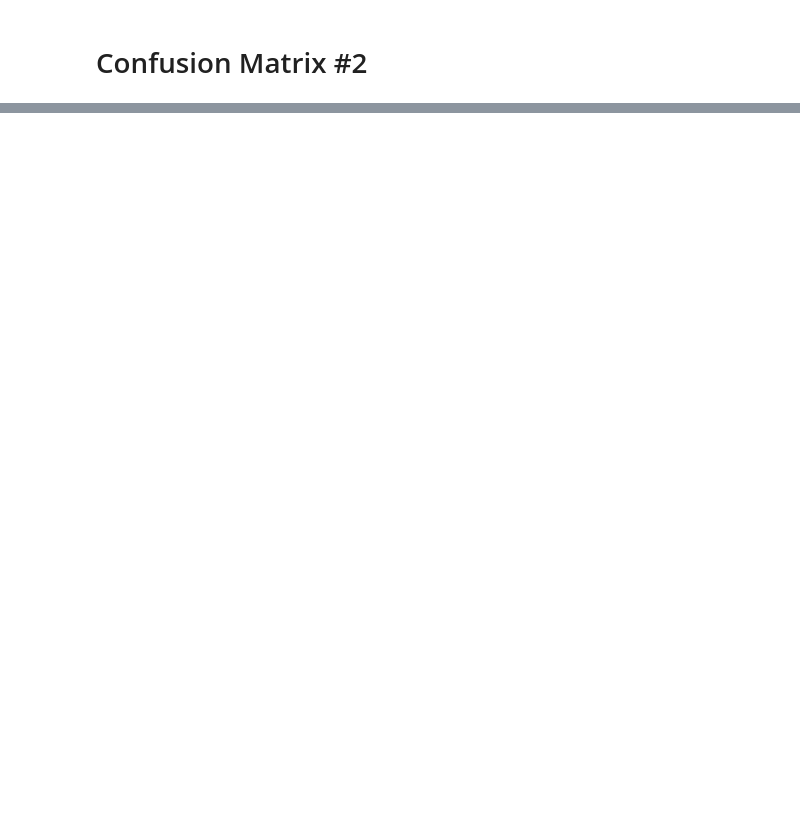
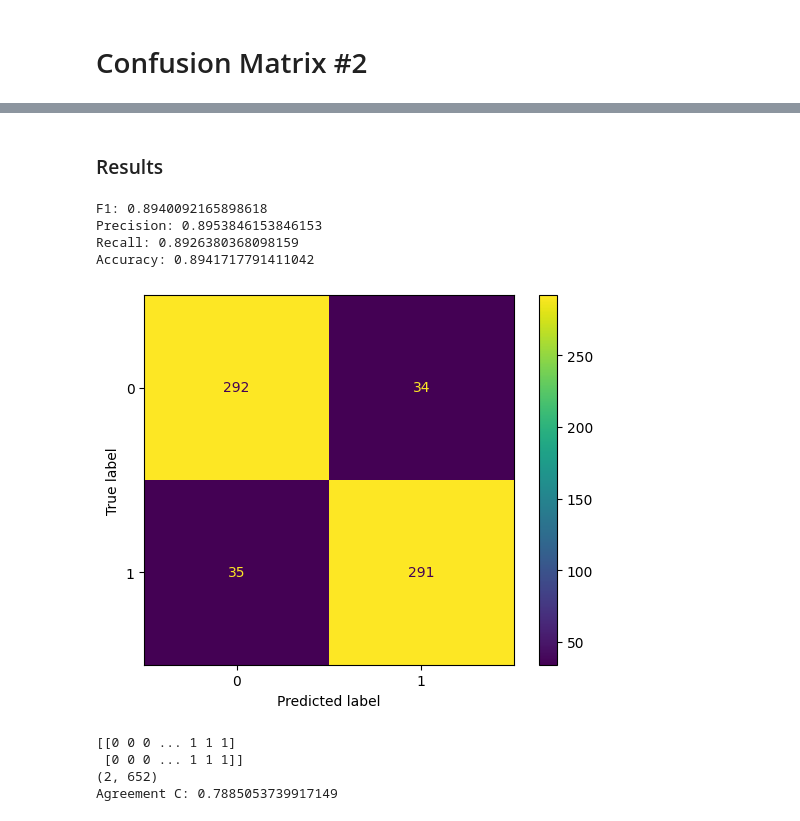
Before and after one commit to DEISI-ULHT-TFC-2023-24/TFC-DEISI89-GPTArgMine, a Jupyter notebook: main.ipynb, the cells around one changed output, grey strips where cells are left out. Drawn from its saved outputs; the diff is of its cells as text; code cells hidden in the pictures; blank space fills up the shorter version.

```diff
--- a/main.ipynb
+++ b/main.ipynb
@@ -240,0 +477,24 @@ plt.show()
+# %%
+data_prediction = []
+
+for item in list_response:
+    #print(item)
+    data_prediction.append(item[-2:])
+# %%
+data_true = []
+for item in balanced_data:
+    #print(item)
+    data_true.append(f'{item[-1:]}')
+# %%
+data_true = [str(item).strip("'") for item in data_true]
+data_prediction = [item.strip().strip("'") for item in data_prediction]
+# %%
+# convert string labels to integer labels
+
+data_true = [1 if item == '1' else 0 for item in data_true]
+data_prediction = [1 if item == '1' else 0 for item in data_prediction]
+
+print(len(data_true))
+print(len(data_prediction))
+print(data_true)
+print(data_prediction)
@@ -240,0 +506,23 @@ plt.show()
+# %% [markdown]
+### Results
+# %%
+# binary accuracy (0 or 1)
+
+print(f"F1: {f1_score(data_true, data_prediction)}")
+print(f"Precision: {precision_score(data_true, data_prediction)}")
+print(f"Recall: {recall_score(data_true, data_prediction)}")
+print(f"Accuracy: {accuracy_score(data_true, data_prediction)}")
+# %% [output]
+F1: 0.8940092165898618
+Precision: 0.8953846153846153
+Recall: 0.8926380368098159
+Accuracy: 0.8941717791411042
+# %%
+a = confusion_matrix(data_true, data_prediction)
+
+cm_display = ConfusionMatrixDisplay(confusion_matrix = a, display_labels = [0, 1])
+
+cm_display.plot()
+plt.show()
+# %% [output]
+[figure, added]
@@ -240,0 +532,17 @@ plt.show()
+# %%
+data_matrix_3 = []
+
+data_matrix_3.append(data_prediction)
+data_matrix_3.append(data_true)
+data_matrix_3 = np.array(data_matrix_3)
+
+print(data_matrix_3)
+print(data_matrix_3.shape)
+
+alpha_scalar = alpha(reliability_data=data_matrix_3, level_of_measurement='nominal')
+print("Agreement C:", alpha_scalar)
+# %% [output]
+[[0 0 0 ... 1 1 1]
+ [0 0 0 ... 1 1 1]]
+(2, 652)
+Agreement C: 0.7885053739917149
```
Also changed, not shown: parts of 37 cells of this notebook.
